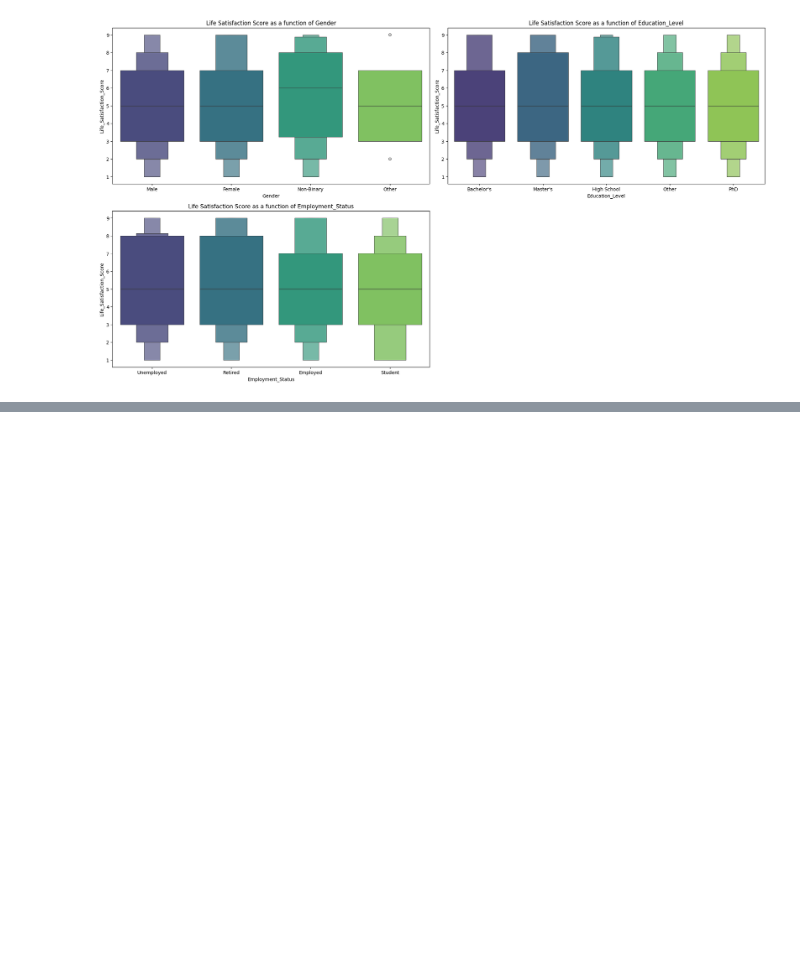
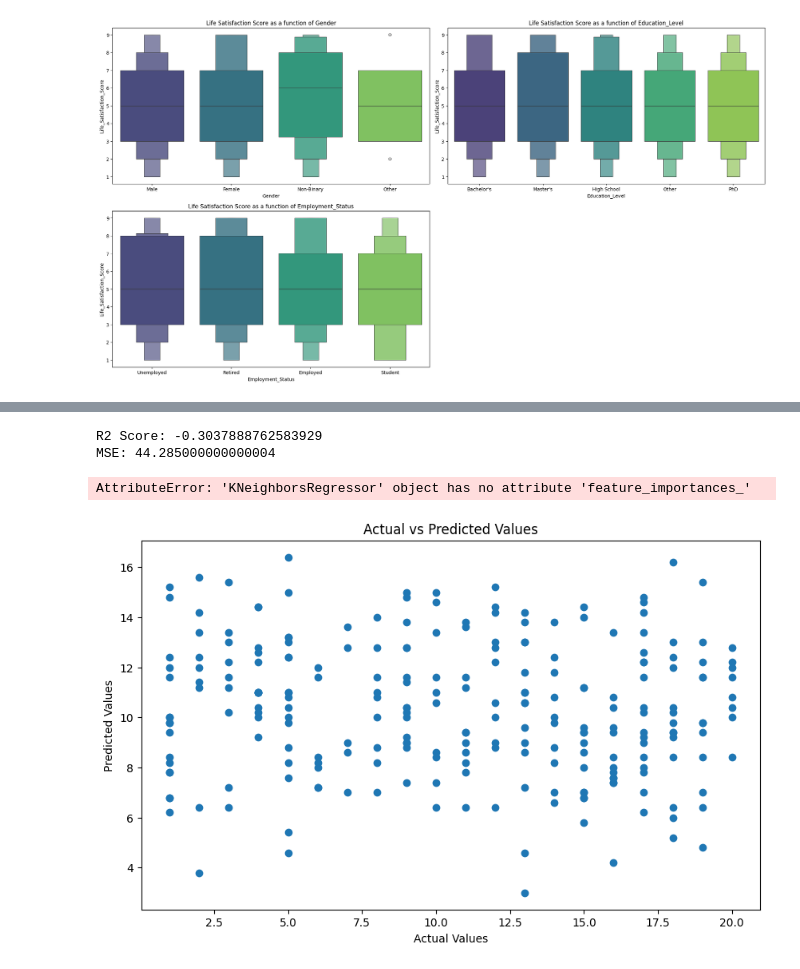
Before and after one commit to vzeizer/Anxiety_Depression_Factors, a Jupyter notebook: anxiety_depre_factors.ipynb, the cells around one changed output, grey strips where cells are left out. Drawn from its saved outputs; the diff is of its cells as text; code cells hidden in the pictures; blank space fills up the shorter version.

```diff
--- a/anxiety_depre_factors.ipynb
+++ b/anxiety_depre_factors.ipynb
@@ -368,0 +377,66 @@ plt.show()
+# %%
+# evaluating the influence of the factors in Anxiety_Score
+#df_anxiety = df.drop(['Depression_Score'], axis=1)
+df_anxiety = df.copy()
+df_anxiety = pd.get_dummies(df_anxiety, drop_first=True)
+X = df_anxiety.drop(['Anxiety_Score'], axis=1)
+y = df_anxiety['Anxiety_Score']
+# split the data
+from sklearn.model_selection import train_test_split
+X_train, X_test, y_train, y_test = train_test_split(X, y, test_size=0.2, random_state=42)
+# standardize the data
+from sklearn.preprocessing import StandardScaler
+scaler = StandardScaler()
+X_train = scaler.fit_transform(X_train)
+X_test = scaler.transform(X_test)
+
+
+# fit the model
+from sklearn.ensemble import RandomForestRegressor
+# linear regression model
+from sklearn.linear_model import LinearRegression
+# xgboost model
+from xgboost import XGBRegressor
+# support vector machine model
+from sklearn.svm import SVR
+# naive bayes model
+from sklearn.naive_bayes import GaussianNB
+# decision tree model
+from sklearn.tree import DecisionTreeRegressor
+# knn model
+from sklearn.neighbors import KNeighborsRegressor
+model = KNeighborsRegressor()
+model.fit(X_train, y_train)
+# evaluate the model
+from sklearn.metrics import mean_squared_error
+from sklearn.metrics import r2_score
+y_pred = model.predict(X_test)
+mse = mean_squared_error(y_test, y_pred)
+r2_score = r2_score(y_test, y_pred)
+print('R2 Score:', r2_score)
+print('MSE:', mse)
+# get feature importances
+importances = model.feature_importances_
+features = X.columns
+indices = np.argsort(importances)
+# plot the feature importances
+plt.figure(figsize=(10, 6))
+plt.title('Feature Importances')
+plt.barh(range(len(indices)), importances[indices], align='center')
+plt.yticks(range(len(indices)), [features[i] for i in indices])
+plt.xlabel('Relative Importance')
+plt.show()
+# %% [output]
+R2 Score: -0.3037888762583929
+MSE: 44.285000000000004
+AttributeError: 'KNeighborsRegressor' object has no attribute 'feature_importances_'
+# %%
+# plot predicted vs actual values
+plt.figure(figsize=(10, 6))
+plt.scatter(y_test, y_pred)
+plt.xlabel('Actual Values')
+plt.ylabel('Predicted Values')
+plt.title('Actual vs Predicted Values')
+plt.show()
+# %% [output]
+[figure, added]
```
Also changed, not shown: parts of 9 cells of this notebook.
